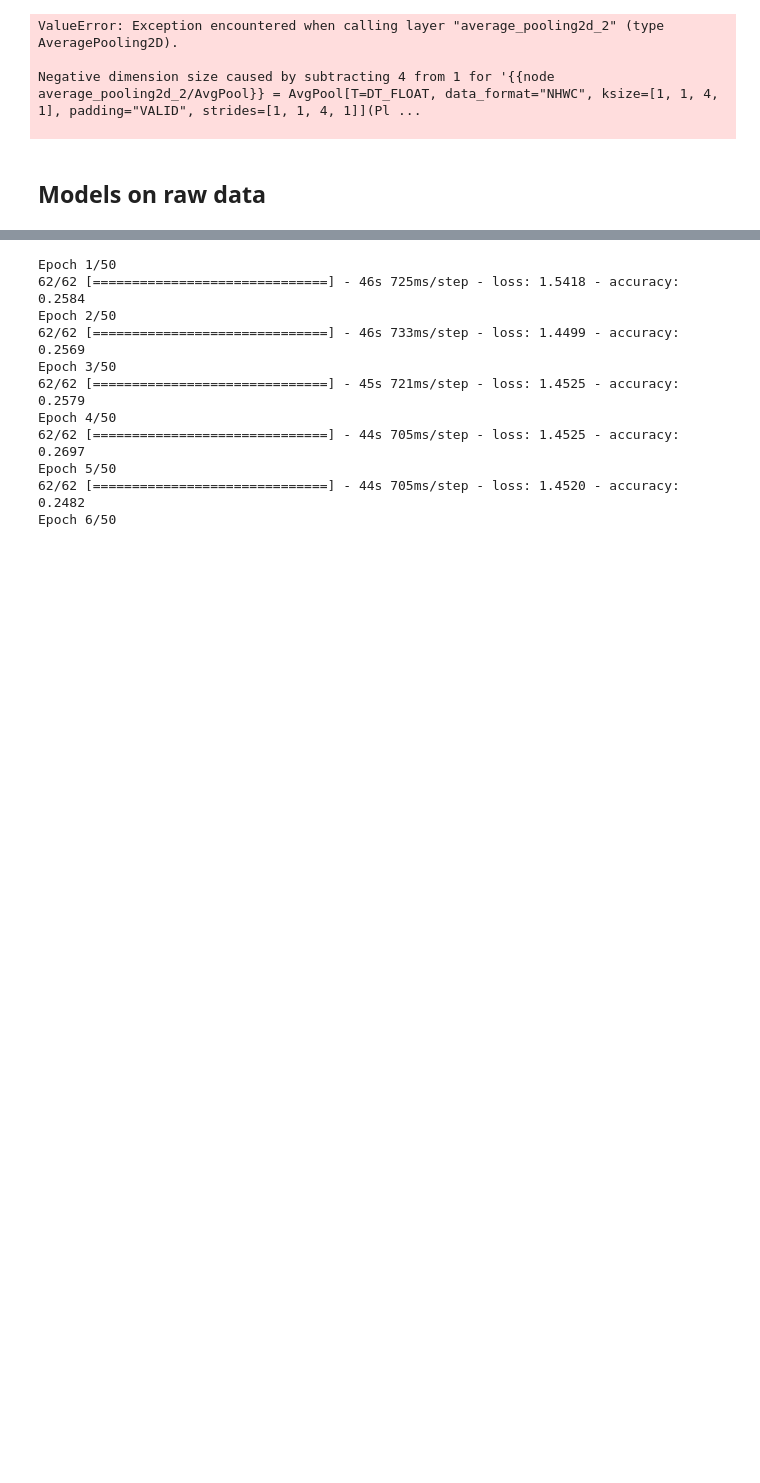
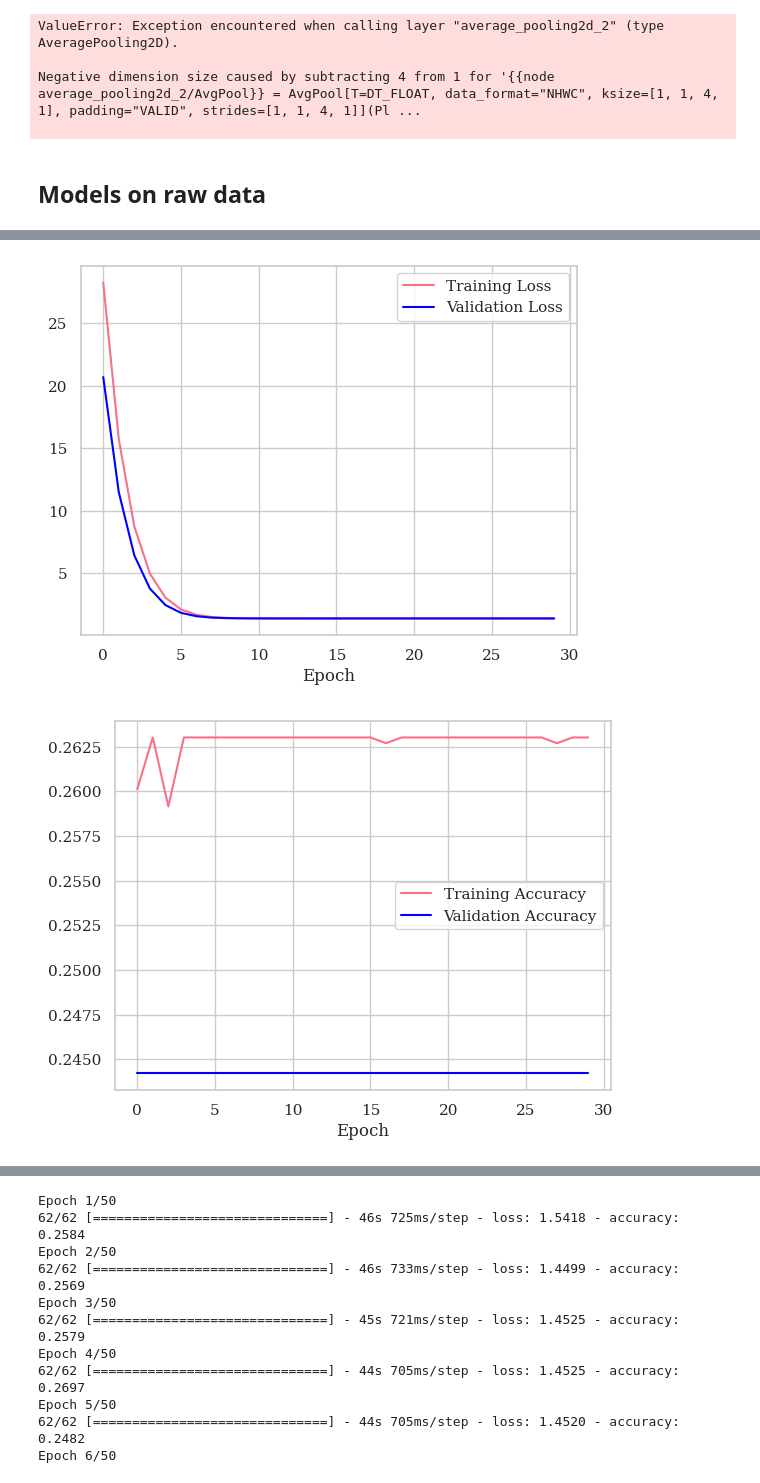
Before and after one commit to sam189239/EEG-MI-Benchmarking, a Jupyter notebook: code/bci_main.ipynb, the cells around one changed output, grey strips where cells are left out. Cells and saved outputs as stored; diff of their text form; code cells hidden in the pictures; blank space fills up the shorter version.

```diff
--- a/code/bci_main.ipynb
+++ b/code/bci_main.ipynb
@@ -138,7 +138,7 @@ def load_file(filename):
     raw = mne.io.read_raw_gdf(data_path + filename)
     events, _ = mne.events_from_annotations(raw)
     raw.load_data()
-    raw.filter(7., 35., fir_design='firwin')
+    # raw.filter(7., 35., fir_design='firwin')
     raw.info['bads'] += ['EOG-left', 'EOG-central', 'EOG-right']
     picks = mne.pick_types(raw.info, meg=False, eeg=True, eog=False, stim=False,
                         exclude='bads')
@@ -174,18 +174,18 @@ os.listdir(data_path)
  'true_labels',
  'true_labels.zip']
 # %%
-train_list = []
-test_list = []
-for filename in os.listdir(data_path):
-    print(filename)
-    if filename.endswith("T.gdf"):
-        data, labels = load_file(filename)
-        # labels = scipy.io.loadmat(data_path+'true_labels/'+filename[:-3]+'mat')['classlabel']
-        train_list.append((data, labels))
-    if filename.endswith("E.gdf"):
-        data, labels = load_file(filename)
-        labels = np.squeeze(scipy.io.loadmat(data_path+'true_labels/'+filename[:-3]+'mat')['classlabel'])
-        test_list.append((data, labels))
+# train_list = []
+# test_list = []
+# for filename in os.listdir(data_path):
+#     print(filename)
+#     if filename.endswith("T.gdf"):
+#         data, labels = load_file(filename)
+#         # labels = scipy.io.loadmat(data_path+'true_labels/'+filename[:-3]+'mat')['classlabel']
+#         train_list.append((data, labels))
+#     if filename.endswith("E.gdf"):
+#         data, labels = load_file(filename)
+#         labels = np.squeeze(scipy.io.loadmat(data_path+'true_labels/'+filename[:-3]+'mat')['classlabel'])
+#         test_list.append((data, labels))
 # %%
 train_list = []
 test_list = []
@@ -967,6 +967,6 @@ Negative dimension size caused by subtracting 4 from 1 for '{{node average_pooli
 # %% [markdown]
 ## Models on raw data
 # %%
-mlp = build_mlp_classifier(num_layers = num_layers)
-mlp, mlp_results = CV_train(mlp, X, X_TEST)
+mlp = build_mlp_classifier(2, 0.0001)
+mlp, mlp_results = CV_train(mlp, X, X_TEST, n_epochs=30)
 # %% [output]
@@ -1041,0 +991,2 @@ Epoch 50/50
+[figure, added]
+[figure, added]
```
Also changed, not shown: parts of 10 cells of this notebook, 4 other files.
